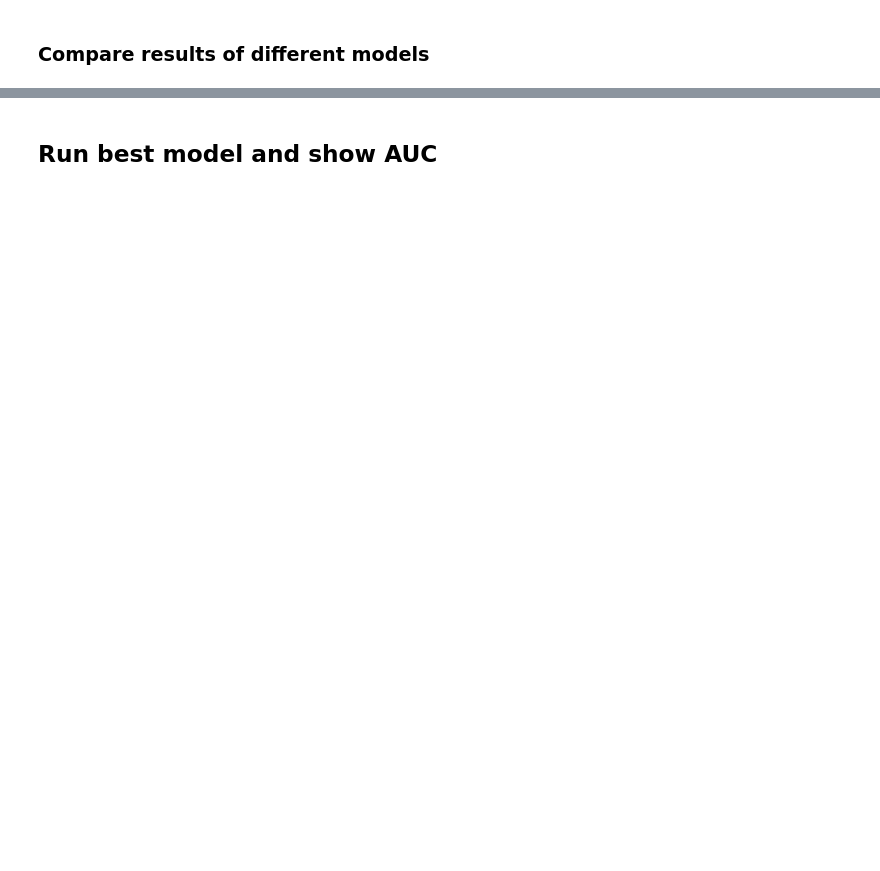
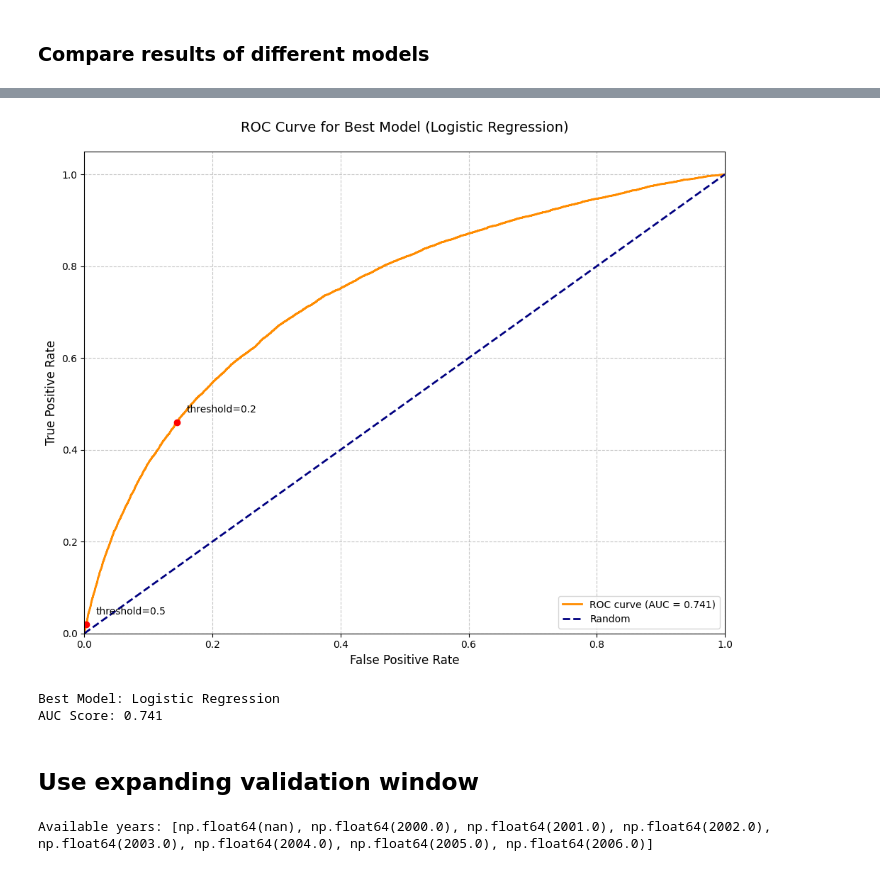
Before and after one commit to priscillaoclark/15.S52-ai-in-finance, a Jupyter notebook: 15_S52_AI_in_Finance.ipynb, the cells around one changed output, grey strips where cells are left out. Drawn from its saved outputs; the diff is of its cells as text; code cells hidden in the pictures; blank space fills up the shorter version.

```diff
--- a/15_S52_AI_in_Finance.ipynb
+++ b/15_S52_AI_in_Finance.ipynb
@@ -777,7 +739,7 @@ X_train_scaled = pd.DataFrame(X_train_scaled, columns=X_train.columns)
 X_test_scaled = pd.DataFrame(X_test_scaled, columns=X_test.columns)
 # %%
 # Use only recommended features
-recommended_features = list(recommended_features)
+recommended_features = stepwise_features
 X_train_selected = X_train_scaled[recommended_features]
 X_test_selected = X_test_scaled[recommended_features]
 # %%
@@ -880,0 +893,17 @@ print(model_results['SVM'])
+# %%
+# Get predictions
+nn_pred_proba = nn_model.predict(X_test_selected, verbose=0)
+nn_auc = roc_auc_score(y_test, nn_pred_proba)
+model_results['Neural Network'] = {
+    'auc': nn_auc,
+    'best_params': {
+        'hidden1_units': 32,
+        'hidden2_units': 16,
+        'dropout_rate': 0.2,
+        'l2_reg': 1e-4,
+        'epochs': 50,
+        'batch_size': 256
+    },
+    'model': nn_model
+}
+print(model_results['Neural Network'])
@@ -921,2 +1000,41 @@ elif hasattr(best_model, 'coef_'):
-# %% [markdown]
-## Run best model and show AUC
+# %%
+# Get predicted probabilities from best model
+y_pred_proba = best_model.predict_proba(X_test_selected)[:, 1]
+fpr, tpr, thresholds = roc_curve(y_test, y_pred_proba)
+roc_auc = auc(fpr, tpr)
+
+# Plot ROC curve for best model
+plt.figure(figsize=(10, 8))
+plt.plot(fpr, tpr, color='darkorange', lw=2, label=f'ROC curve (AUC = {roc_auc:.3f})')
+plt.plot([0, 1], [0, 1], color='navy', lw=2, linestyle='--', label='Random')
+
+# Add details to make the plot more informative
+plt.xlim([0.0, 1.0])
+plt.ylim([0.0, 1.05])
+plt.xlabel('False Positive Rate', fontsize=12)
+plt.ylabel('True Positive Rate', fontsize=12)
+plt.title('ROC Curve for Best Model (Logistic Regression)', fontsize=14, pad=20)
+plt.legend(loc="lower right", fontsize=10)
+
+# Add grid for better readability
+plt.grid(True, linestyle='--', alpha=0.7)
+
+# Show classification thresholds
+for threshold in [0.2, 0.5]:
+    threshold_idx = np.abs(thresholds - threshold).argmin()
+    plt.plot([fpr[threshold_idx]], [tpr[threshold_idx]], 'ro')
+    plt.annotate(f'threshold={threshold}',
+                (fpr[threshold_idx], tpr[threshold_idx]),
+                xytext=(10, 10), textcoords='offset points')
+
+plt.tight_layout()
+plt.show()
+
+print(f"Best Model: Logistic Regression")
+print(f"AUC Score: {roc_auc:.3f}")
+# %% [output]
+[figure, added]
+Best Model: Logistic Regression
+AUC Score: 0.741
+# %% [markdown]
+## Use expanding validation window
@@ -922,0 +1051,11 @@ elif hasattr(best_model, 'coef_'):
+# %%
+# Prepare data
+df_full = pd.DataFrame(X_train_scaled, columns=X_train.columns)
+df_full['Year_orig'] = X_train['Year_orig']  # Add back the year
+df_full['target'] = y_train
+
+# Get unique years for expanding window
+years = sorted(df_full['Year_orig'].unique())
+print("Available years:", years)
+# %% [output]
+Available years: [np.float64(nan), np.float64(2000.0), np.float64(2001.0), np.float64(2002.0), np.float64(2003.0), np.float64(2004.0), np.float64(2005.0), np.float64(2006.0)]
```
Also changed, not shown: parts of 20 cells of this notebook, 5 other files.
